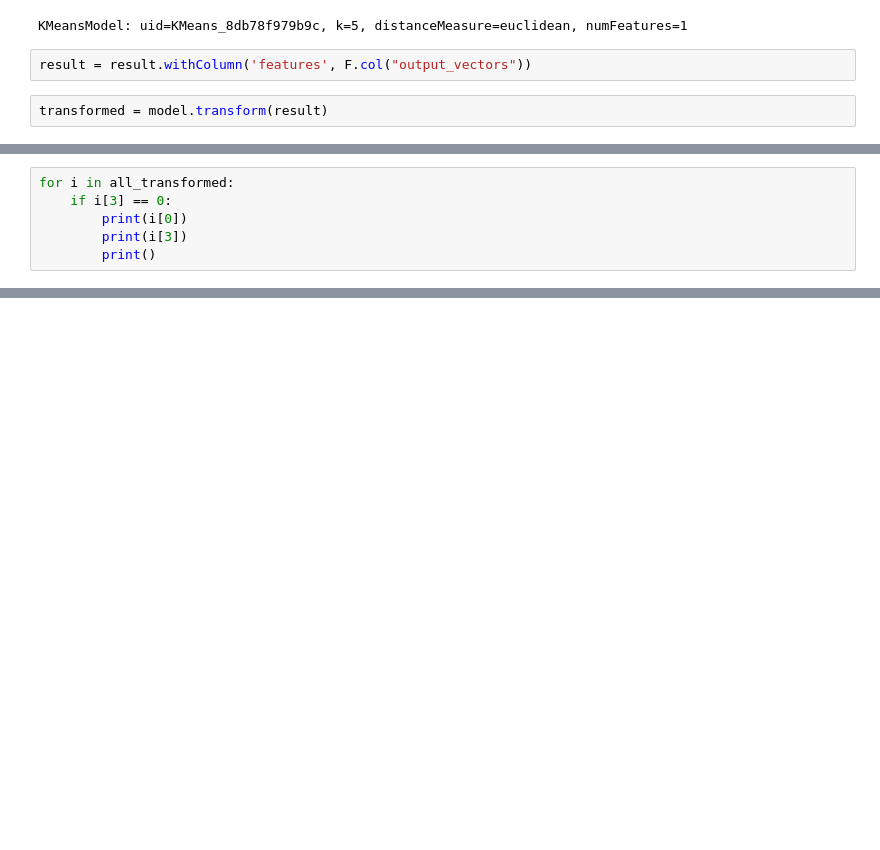
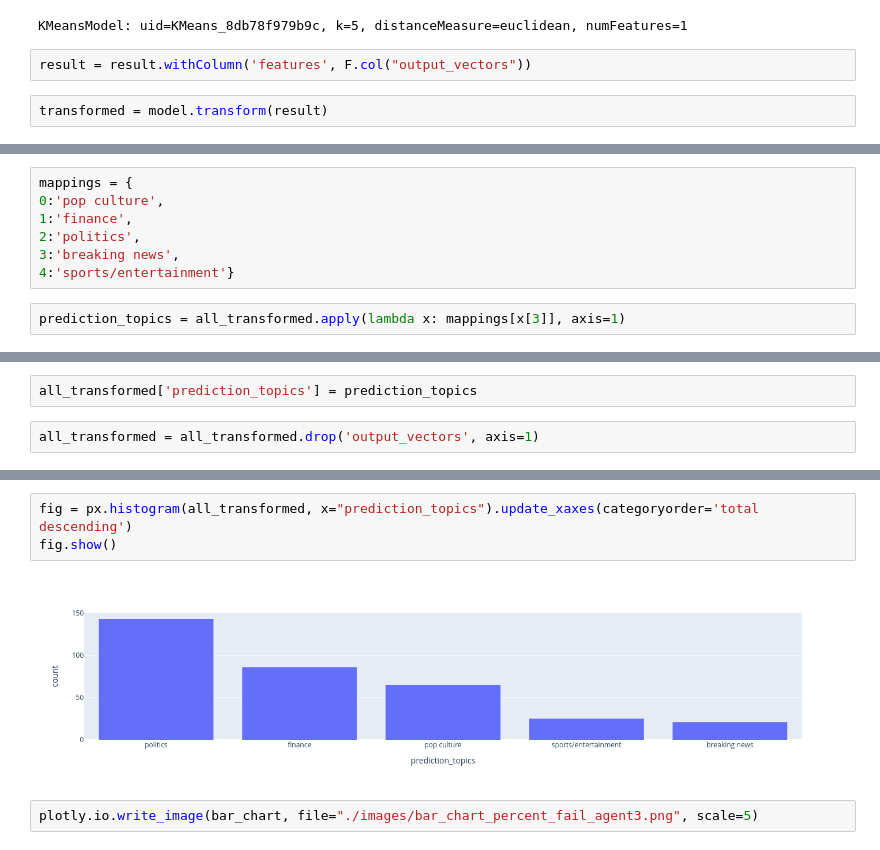
Before and after one commit to advil64/whats-the-tea, a Jupyter notebook: twitter.ipynb, the cells around one changed output, grey strips where cells are left out. Saved outputs shown, nothing was run; the diff lists cells and outputs as text; blank space fills up the shorter version.

```diff
--- a/twitter.ipynb
+++ b/twitter.ipynb
@@ -286,6 +290,9 @@ all_transformed = transformed.collect()
+# %%
+mappings = {
+0:'pop culture',
+1:'finance',
+2:'politics',
+3:'breaking news',
+4:'sports/entertainment'}
 # %%
-for i in all_transformed:
-    if i[3] == 0:
-        print(i[0])
-        print(i[3])
-        print()
+prediction_topics = all_transformed.apply(lambda x: mappings[x[3]], axis=1)
@@ -309,0 +314,4 @@ for i in all_transformed:
+# %%
+all_transformed['prediction_topics'] = prediction_topics
+# %%
+all_transformed = all_transformed.drop('output_vectors', axis=1)
@@ -309,0 +334,7 @@ for i in all_transformed:
+# %%
+fig = px.histogram(all_transformed, x="prediction_topics").update_xaxes(categoryorder='total descending')
+fig.show()
+# %% [output]
+[figure, added]
+# %%
+plotly.io.write_image(bar_chart, file="./images/bar_chart_percent_fail_agent3.png", scale=5)
```
Also changed, not shown: parts of 13 cells of this notebook, 2 other files.
